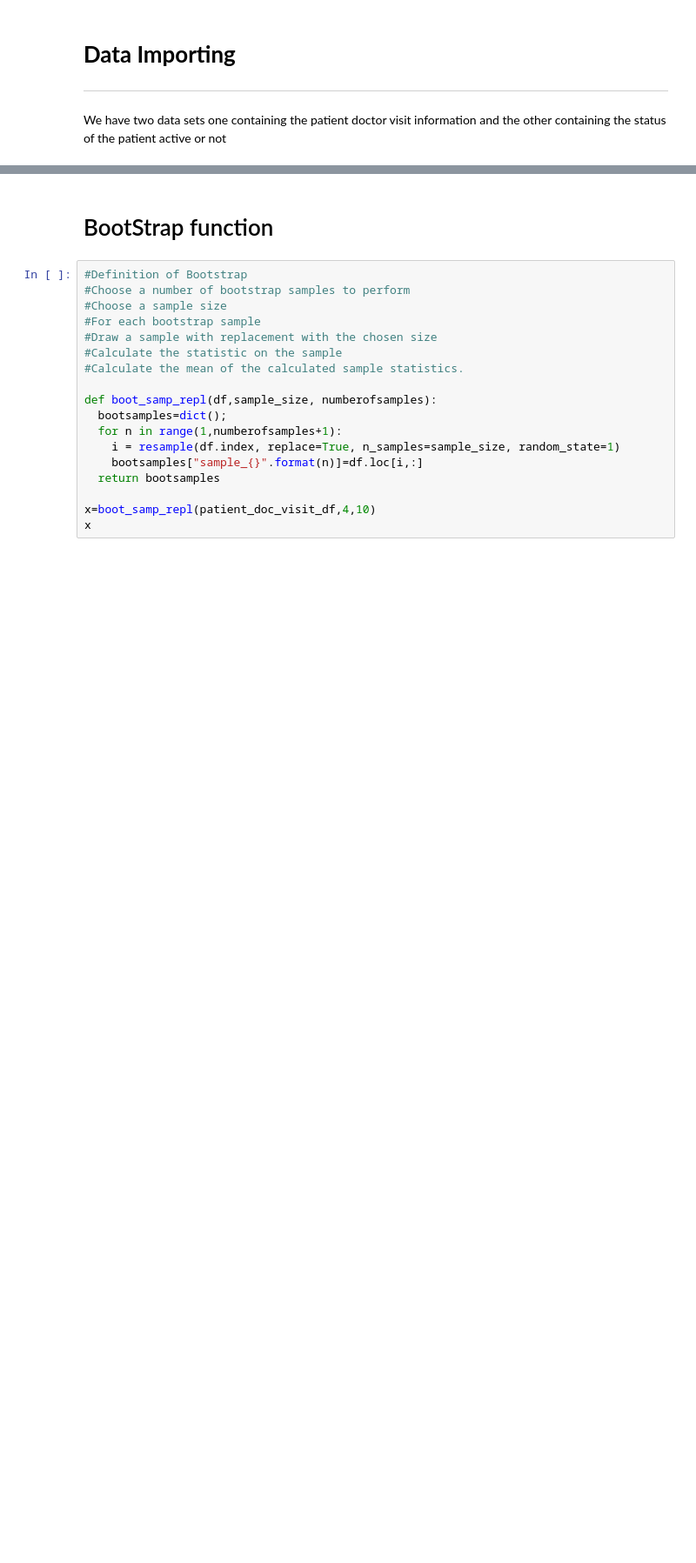
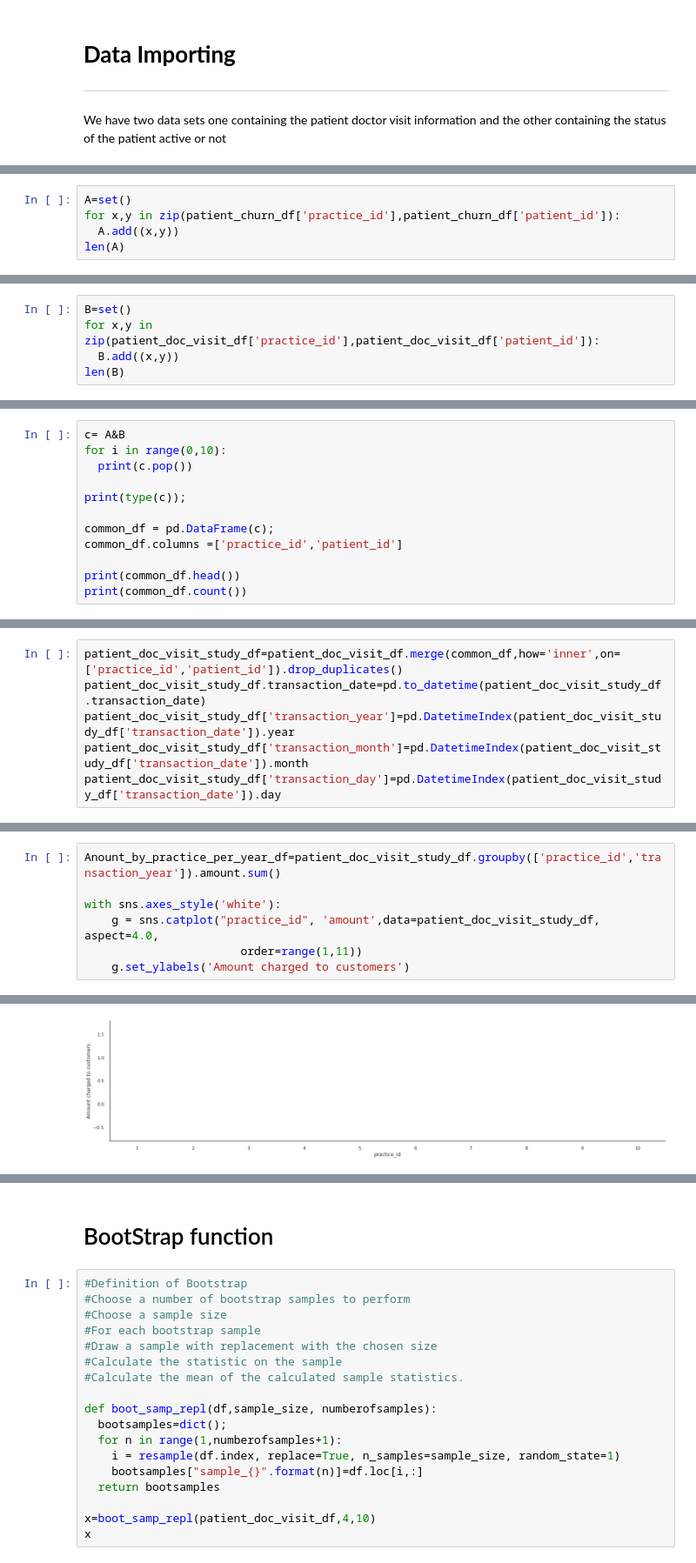
Before and after one commit to kchamarty/pythonproject, a Jupyter notebook: kumarchamarty_pythonv1.ipynb, the cells around one changed output, grey strips where cells are left out. Shown at 87% size. Drawn from its saved outputs; the diff is of its cells as text; blank space fills up the shorter version.

```diff
--- a/kumarchamarty_pythonv1.ipynb
+++ b/kumarchamarty_pythonv1.ipynb
@@ -46,0 +107,5 @@ patient_doc_visit_df.loc[x,:]
+# %%
+A=set()
+for x,y in zip(patient_churn_df['practice_id'],patient_churn_df['patient_id']):
+  A.add((x,y))
+len(A)
@@ -46,0 +126,5 @@ patient_doc_visit_df.loc[x,:]
+# %%
+B=set()
+for x,y in zip(patient_doc_visit_df['practice_id'],patient_doc_visit_df['patient_id']):
+  B.add((x,y))
+len(B)
@@ -46,0 +141,12 @@ patient_doc_visit_df.loc[x,:]
+# %%
+c= A&B
+for i in range(0,10):
+  print(c.pop())
+
+print(type(c));
+
+common_df = pd.DataFrame(c);
+common_df.columns =['practice_id','patient_id']
+
+print(common_df.head())
+print(common_df.count())
@@ -46,0 +186,6 @@ patient_doc_visit_df.loc[x,:]
+# %%
+patient_doc_visit_study_df=patient_doc_visit_df.merge(common_df,how='inner',on=['practice_id','patient_id']).drop_duplicates()
+patient_doc_visit_study_df.transaction_date=pd.to_datetime(patient_doc_visit_study_df.transaction_date)
+patient_doc_visit_study_df['transaction_year']=pd.DatetimeIndex(patient_doc_visit_study_df['transaction_date']).year
+patient_doc_visit_study_df['transaction_month']=pd.DatetimeIndex(patient_doc_visit_study_df['transaction_date']).month
+patient_doc_visit_study_df['transaction_day']=pd.DatetimeIndex(patient_doc_visit_study_df['transaction_date']).day
@@ -46,0 +278,8 @@ patient_doc_visit_df.loc[x,:]
+# %%
+Anount_by_practice_per_year_df=patient_doc_visit_study_df.groupby(['practice_id','transaction_year']).amount.sum()
+
+with sns.axes_style('white'):
+    g = sns.catplot("practice_id", 'amount',data=patient_doc_visit_study_df, aspect=4.0,
+                       order=range(1,11))
+    g.set_ylabels('Amount charged to customers')
+# %% [output]
@@ -46,0 +303 @@ patient_doc_visit_df.loc[x,:]
+[figure, added]
```
Also changed, not shown: parts of 37 cells of this notebook.
